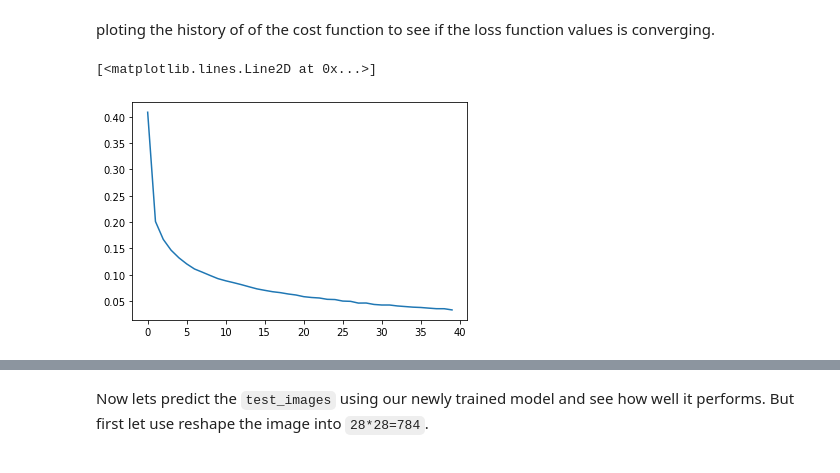
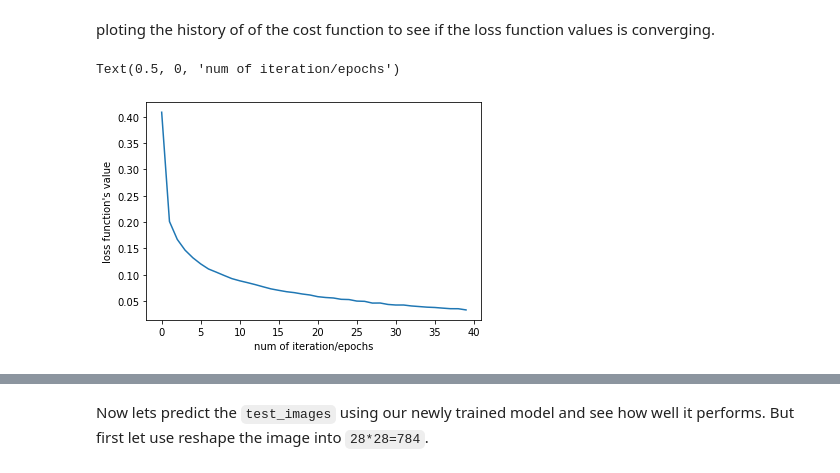
Before and after one commit to lakpa-finju/DigitRecognition, a Jupyter notebook: DigitRecognition.ipynb, the cells around one changed output, grey strips where cells are left out. Cells and saved outputs as stored; diff of their text form; code cells hidden in the pictures.

```diff
--- a/DigitRecognition.ipynb
+++ b/DigitRecognition.ipynb
@@ -156,6 +175,8 @@ Epoch 40/40
 ploting the history of of the cost function to see if the loss function values is converging.
 # %%
 plt.plot(history.history['loss'])
+plt.ylabel("loss function's value")
+plt.xlabel("num of iteration/epochs")
 # %% [output]
-[<matplotlib.lines.Line2D at 0x...>]
+Text(0.5, 0, 'num of iteration/epochs')
-[figure, old version]
+[figure, new version]
```
Also changed, not shown: parts of 2 cells of this notebook.
